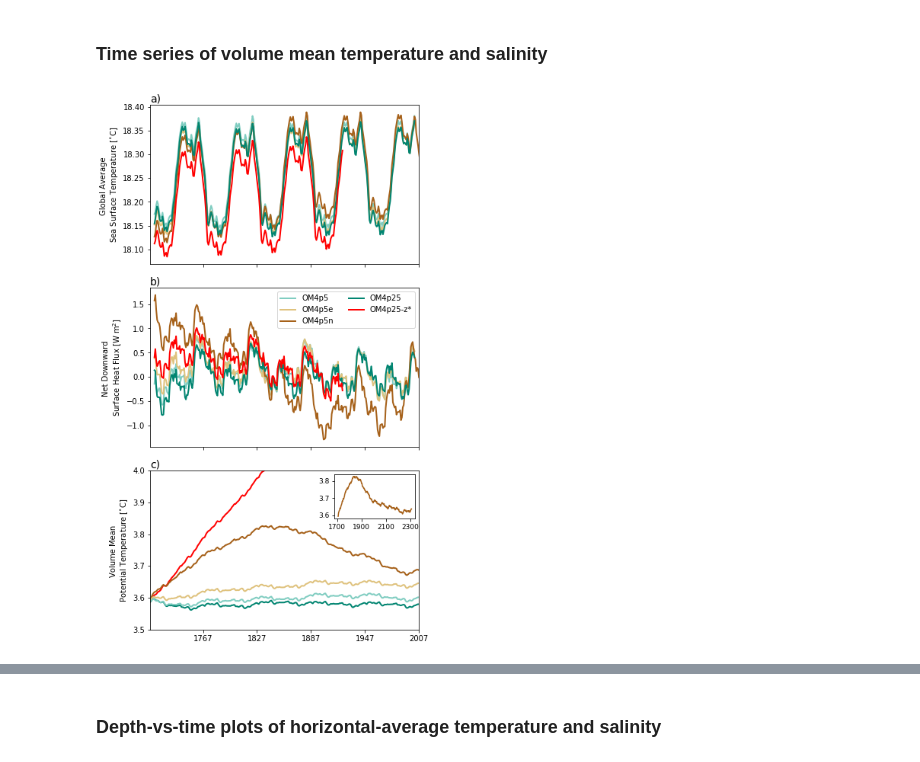
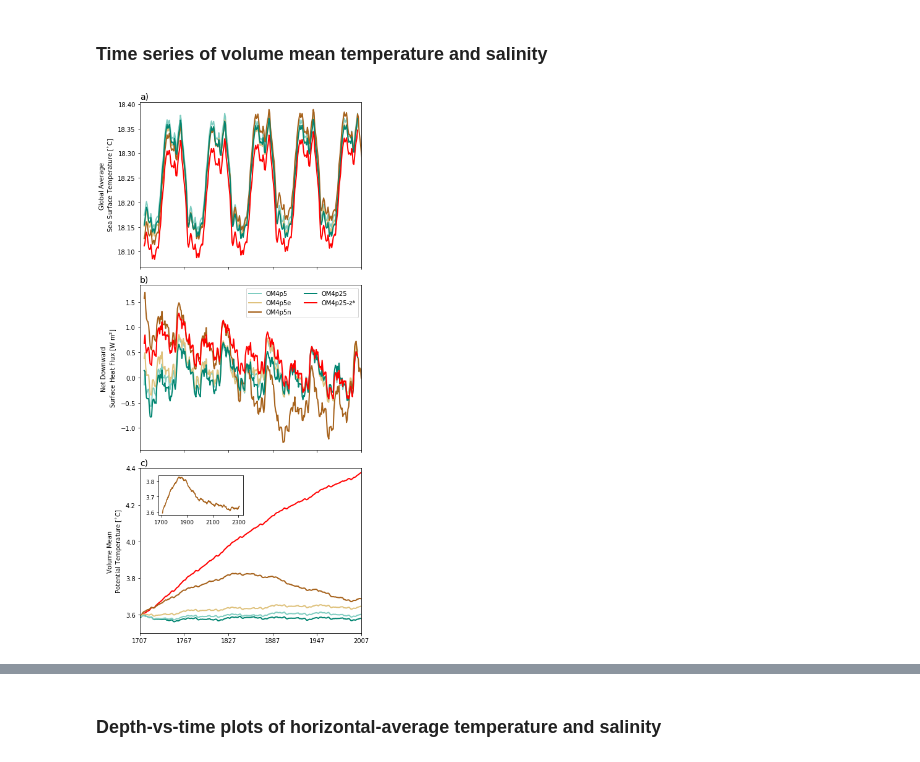
Before and after one commit to NOAA-GFDL/OM4-figures, a Jupyter notebook: heat-uptake.ipynb, the cells around one changed output, grey strips where cells are left out. Saved outputs shown, nothing was run; the diff lists cells and outputs as text; code cells hidden in the pictures.

```diff
--- a/heat-uptake.ipynb
+++ b/heat-uptake.ipynb
@@ -142,10 +144,10 @@ Dmgetting files ... Done!
 ### Time series of volume mean temperature and salinity
 # %%
 smg09_limits = False
-xlim = (1708,2007)
+xlim = (1707,2007)
 
 # Initialize the figure
-fig = set_figure(19,aspect=(7,14))
+fig = set_figure(19,aspect=(5,10))
 
 # SST panel
 ax1 = plt.subplot(3,1,1)
@@ -174,39 +176,41 @@ if smg09_limits is True:
     ylim = (1.,4.5)
     loc=4
 else:
-    ylim = (3.5,4.0)
-    loc=1
+    ylim = (3.5,4.4)
+    loc=7
 
 ax3 = plt.subplot(3,1,3)
 for n,e in enumerate(experiments):
     tax = [x.year for x in e.time]
     plt.plot(tax,e.thetaoga,color=e.linecolor,linewidth=2)
     #if n == 0: thetaoga_stacked = e.thetaoga[None,0:300]
     #else: thetaoga_stacked = np.concatenate((thetaoga_stacked,e.thetaoga[None,0:300]),axis=0)
 plt.xlim(xlim)
 plt.ylim(ylim)
 plt.ylabel('Volume Mean \nPotential Temperature [$^{\circ}$C]')
 if smg09_limits is True: plt.ylim(1.,4.5)
-ax3_inset = inset_axes(ax3,width="30%",height=.8,loc=loc)
+#ax3_inset = inset_axes(ax3,width="30%",height=.8,loc=loc)
+ax3_inset = plt.axes([.23,.24,.3,.07])
 e = OM4_05_NEP
 tax = [x.year for x in e.time]
 plt.plot(tax,e.thetaoga, color=e.linecolor)
 ax3_inset.set_xticks([1700,1900,2100,2300])
 plt.tick_params(axis='both', which='major', labelsize=9)
 if smg09_limits is True: plt.ylim(ylim)
 
-for ax in [ax1,ax2,ax3]: ax.set_xticks([1767,1827,1887,1947,2007])
+for ax in [ax1,ax2,ax3]: ax.set_xticks([1707,1767,1827,1887,1947,2007])
 for ax in [ax1,ax2]: ax.set_xticklabels([])
 
 plt.subplots_adjust(wspace=0.3,hspace=0.15)
 
 #-- Add letters over plots
 subplots = [(ax1,'a)'),(ax2,'b)'),(ax3,'c)')]
 for s in subplots: s[0].text(0.0,1.02,s[1],fontsize=14,transform=s[0].transAxes)
 
+plt.tight_layout()
 plt.savefig('heat-uptake-sst-flux-vmean.png')
 # %% [output]
-[figure, old version]
+[figure, new version]
 # %%
 print('Net Heat Flux OM4p25: '+str(np.mean(OM4_025.ave_hfds[:])))
 print('Net Heat Flux OM4p5: '+str(np.mean(OM4_05.ave_hfds[:])))
```
Also changed, not shown: parts of 4 cells of this notebook.
